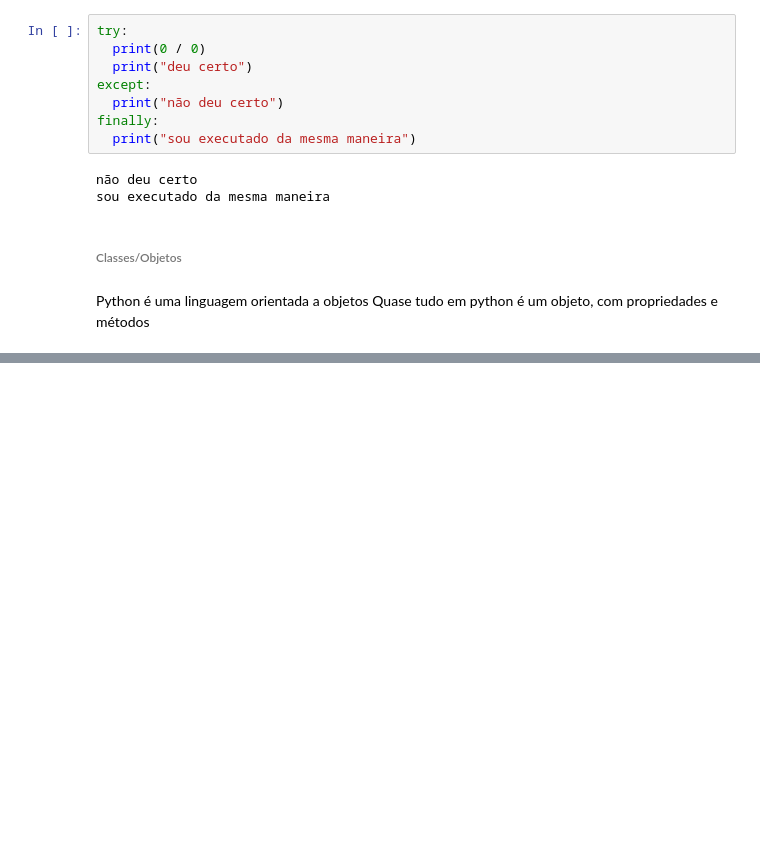
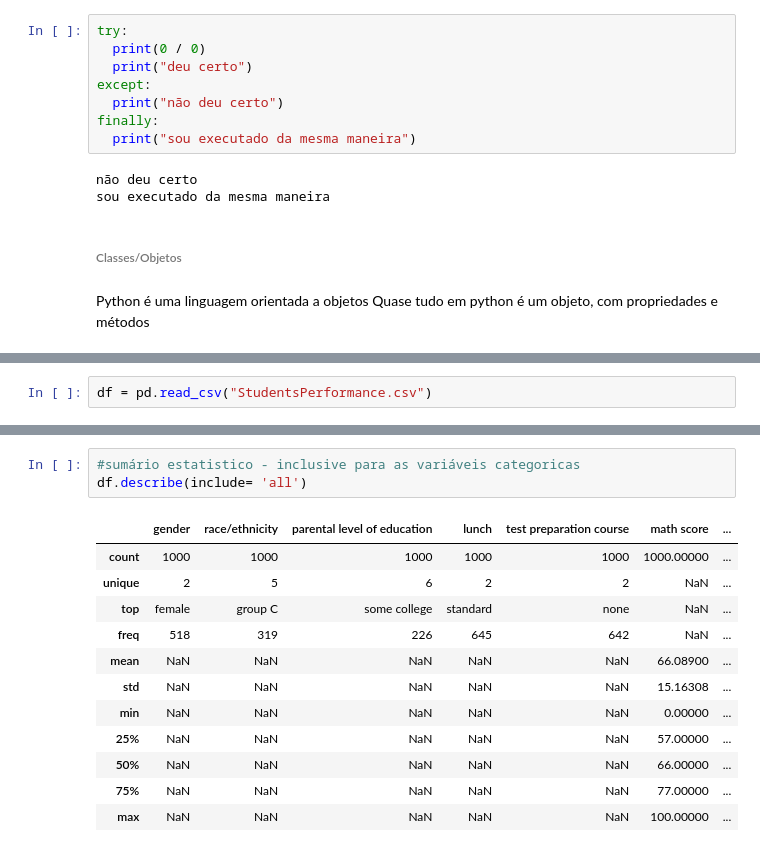
Before and after one commit to RyanOliveira10/Data-Science, a Jupyter notebook: Learning_Python.ipynb, the cells around one changed output, grey strips where cells are left out. Cells and saved outputs as stored; diff of their text form; blank space fills up the shorter version.

```diff
--- a/Learning_Python.ipynb
+++ b/Learning_Python.ipynb
@@ -474,0 +510,2 @@ Quase tudo em python é um objeto, com propriedades e métodos
+# %%
+df = pd.read_csv("StudentsPerformance.csv")
@@ -474,0 +598,16 @@ Quase tudo em python é um objeto, com propriedades e métodos
+# %%
+#sumário estatistico - inclusive para as variáveis categoricas
+df.describe(include= 'all')
+# %% [output]
+|  | gender | race/ethnicity | parental level of education | lunch | test preparation course | math score | ... |
+| count | 1000 | 1000 | 1000 | 1000 | 1000 | 1000.00000 | ... |
+| unique | 2 | 5 | 6 | 2 | 2 | NaN | ... |
+| top | female | group C | some college | standard | none | NaN | ... |
+| freq | 518 | 319 | 226 | 645 | 642 | NaN | ... |
+| mean | NaN | NaN | NaN | NaN | NaN | 66.08900 | ... |
+| std | NaN | NaN | NaN | NaN | NaN | 15.16308 | ... |
+| min | NaN | NaN | NaN | NaN | NaN | 0.00000 | ... |
+| 25% | NaN | NaN | NaN | NaN | NaN | 57.00000 | ... |
+| 50% | NaN | NaN | NaN | NaN | NaN | 66.00000 | ... |
+| 75% | NaN | NaN | NaN | NaN | NaN | 77.00000 | ... |
+| max | NaN | NaN | NaN | NaN | NaN | 100.00000 | ... |
```
Also changed, not shown: parts of 28 cells of this notebook, 1 other file.
